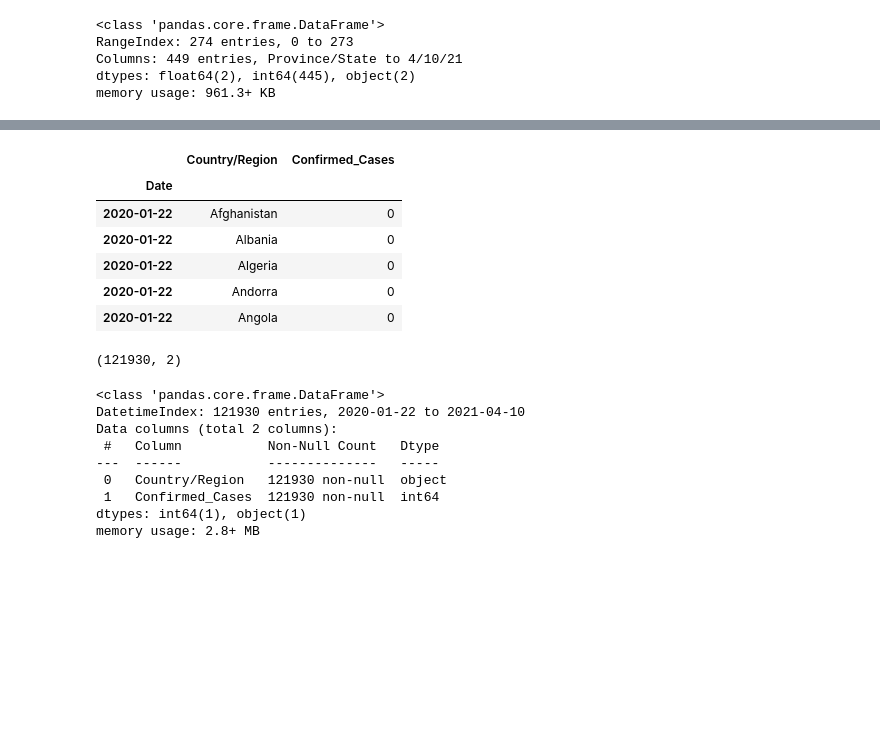
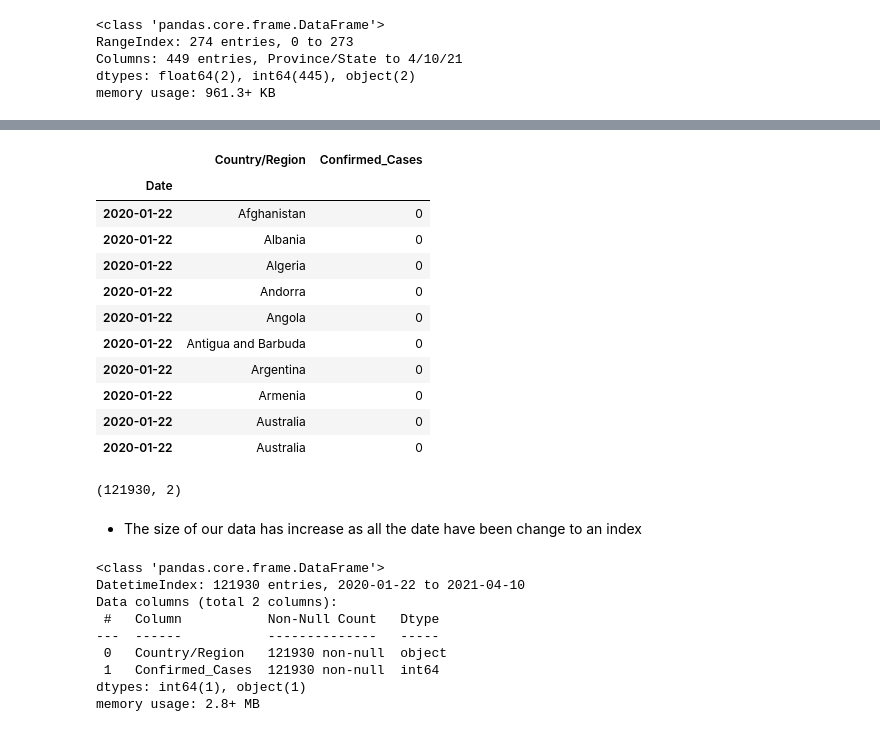
Before and after one commit to PalesaMonica/data_science_interest_group, a Jupyter notebook: Presentations/Time Series Models/statistical_models.ipynb, the cells around one changed output, grey strips where cells are left out. Cells and saved outputs as stored; diff of their text form; code cells hidden in the pictures; blank space fills up the shorter version.

```diff
--- a/Presentations/Time Series Models/statistical_models.ipynb
+++ b/Presentations/Time Series Models/statistical_models.ipynb
@@ -144,18 +139,25 @@ time_series_data.set_index('Date', inplace=True)
 # %%
-time_series_data.head()
+time_series_data.head(10)
 # %% [output]
 |  | Country/Region | Confirmed_Cases |
 | Date |  |  |
 | 2020-01-22 | Afghanistan | 0 |
 | 2020-01-22 | Albania | 0 |
 | 2020-01-22 | Algeria | 0 |
 | 2020-01-22 | Andorra | 0 |
 | 2020-01-22 | Angola | 0 |
+| 2020-01-22 | Antigua and Barbuda | 0 |
+| 2020-01-22 | Argentina | 0 |
+| 2020-01-22 | Armenia | 0 |
+| 2020-01-22 | Australia | 0 |
+| 2020-01-22 | Australia | 0 |
 # %%
 #size of the converted time series data
 time_series_data.shape
 # %% [output]
 (121930, 2)
+# %% [markdown]
+- The size of our data has increase as all the date have been change to an index
 # %%
 time_series_data.info()
 # %% [output]
```
Also changed, not shown: parts of 53 cells of this notebook.
